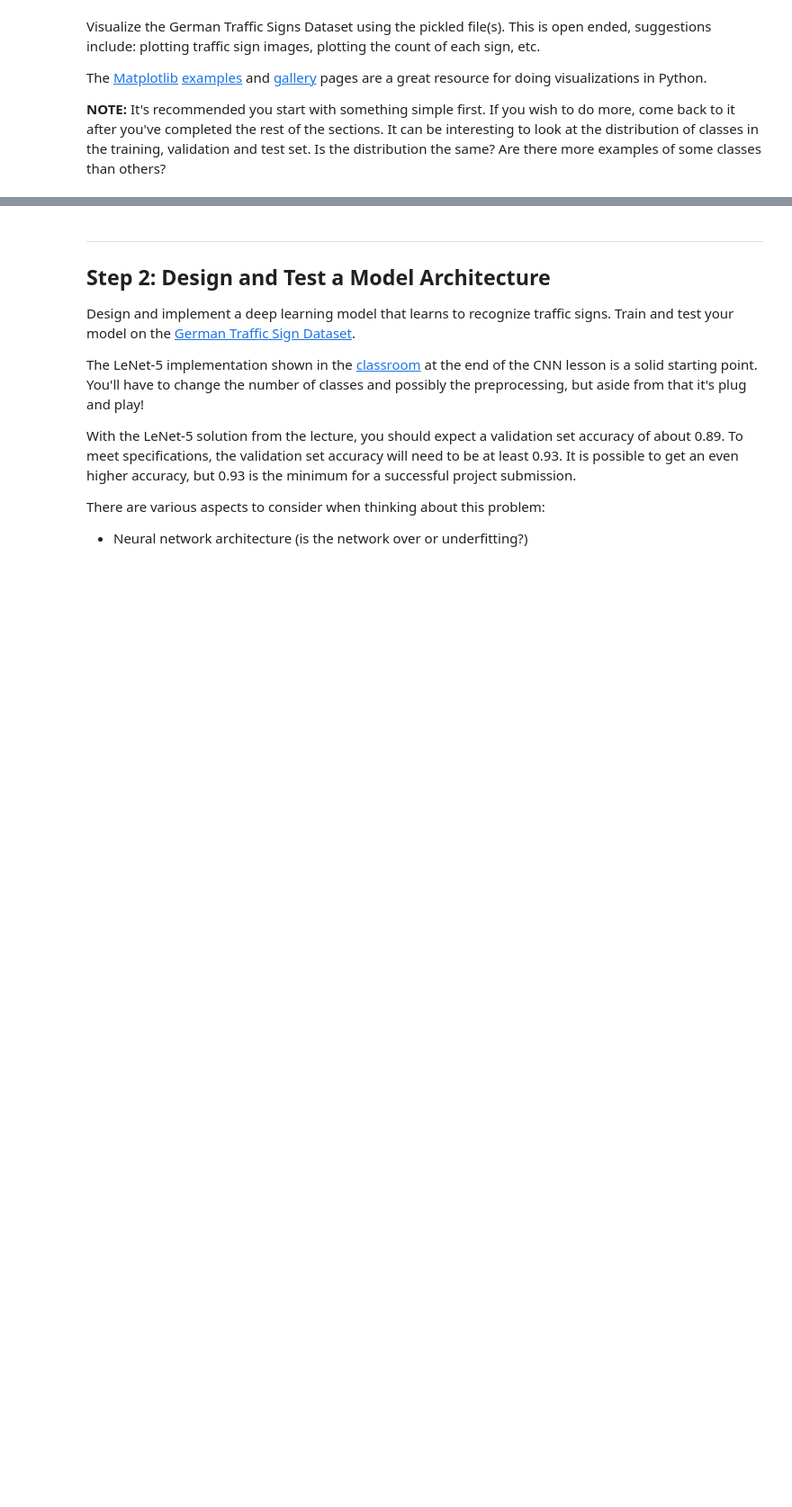
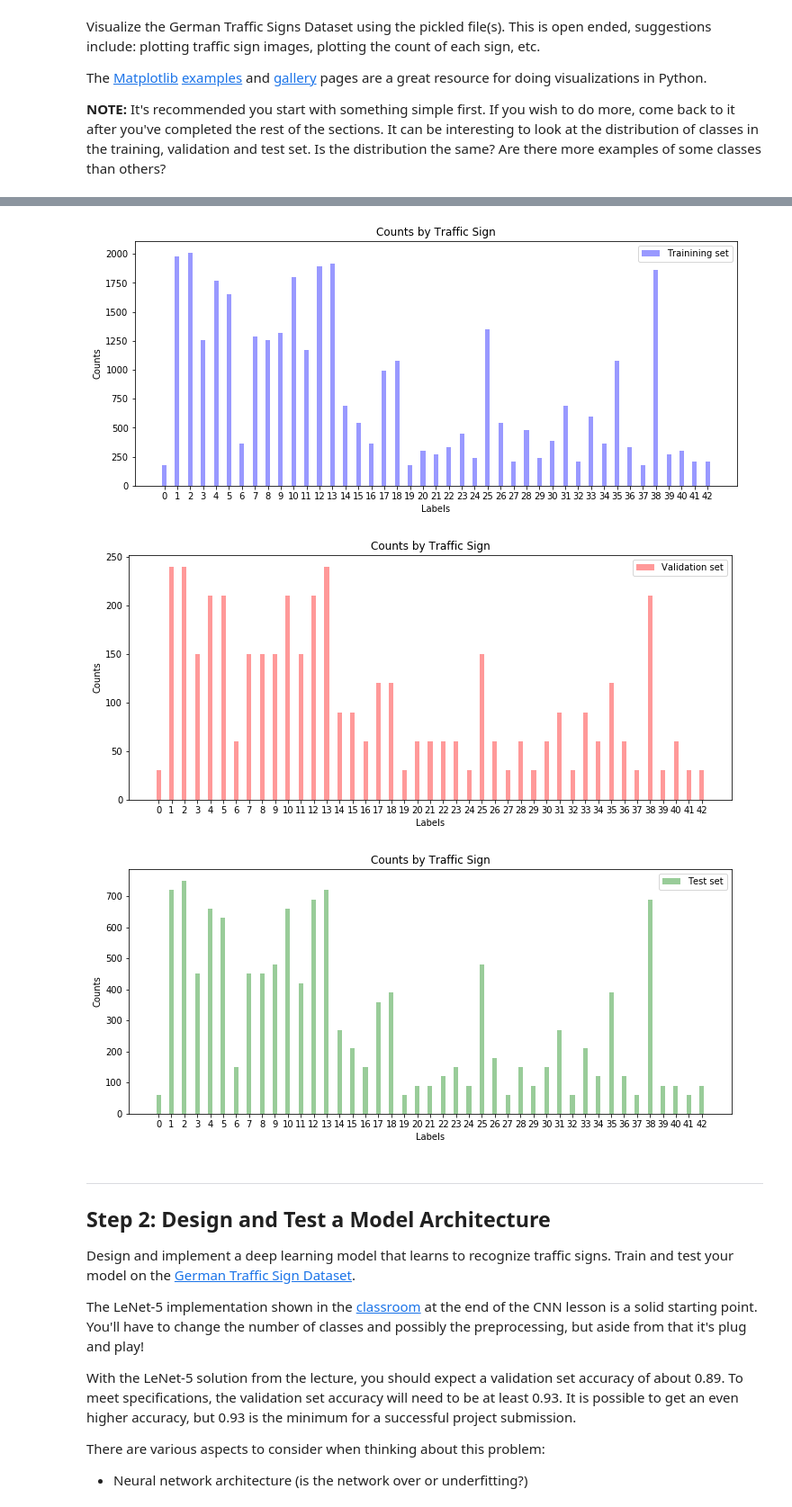
Before and after one commit to yhbyhb/CarND, a Jupyter notebook: Term1/project/CarND-Traffic-Sign-Classifier-Project/Traffic_Sign_Classifier.ipynb, the cells around one changed output, grey strips where cells are left out. Shown: that part at 90% size. Saved outputs shown, nothing was run; the diff lists cells and outputs as text; code cells hidden in the pictures; blank space fills up the shorter version.

```diff
--- a/Term1/project/CarND-Traffic-Sign-Classifier-Project/Traffic_Sign_Classifier.ipynb
+++ b/Term1/project/CarND-Traffic-Sign-Classifier-Project/Traffic_Sign_Classifier.ipynb
@@ -99,11 +99,3 @@ import matplotlib.pyplot as plt
 import numpy as np
 import tensorflow as tf
 from sklearn.utils import shuffle
-# %%
-idx = np.random.randint(0, X_train.shape[0], size=36)
-fig, axes = plt.subplots(6, 6, sharex=True, sharey=True, figsize=(5,5),)
-for ii, ax in zip(idx, axes.flatten()):
-    ax.imshow(X_train[ii,:,:,:], aspect='equal')
-    ax.xaxis.set_visible(False)
-    ax.yaxis.set_visible(False)
-plt.subplots_adjust(wspace=0, hspace=0)
@@ -134,3 +122,38 @@ plt.hist(y_list, bins=43)
+# %%
+from collections import Counter
+
+# code reference : https://matplotlib.org/examples/pylab_examples/barchart_demo.html
+# https://stackoverflow.com/questions/35596128/how-to-generate-a-word-frequency-histogram-where-bars-are-ordered-according-to
+def showHistogram(data, color, label):
+    counts = Counter(data)
+    labels, values = zip(*counts.items())
+    indexes = np.arange(len(labels))
+
+    bar_width = 0.35
+    opacity = 0.4
+    error_config = {'ecolor': '0.3'}
+
+    fig, ax = plt.subplots(figsize=(12,5))
+
+    rects_train = plt.bar(indexes, values, bar_width,
+                     alpha=opacity,
+                     color=color,
+                     error_kw=error_config,
+                     label=label)
+
+    plt.xlabel('Labels')
+    plt.ylabel('Counts')
+    plt.title('Counts by Traffic Sign')
+    plt.xticks(indexes , labels)
+    plt.legend()
+
+showHistogram(y_train, 'b', 'Trainining set')
+showHistogram(y_valid, 'r', 'Validation set')
+showHistogram(y_test, 'g', 'Test set')
+# %% [output]
+[figure, added]
+[figure, added]
+[figure, added]
 # %% [markdown]
 ----
 
```
Also changed, not shown: parts of 3 cells of this notebook.
